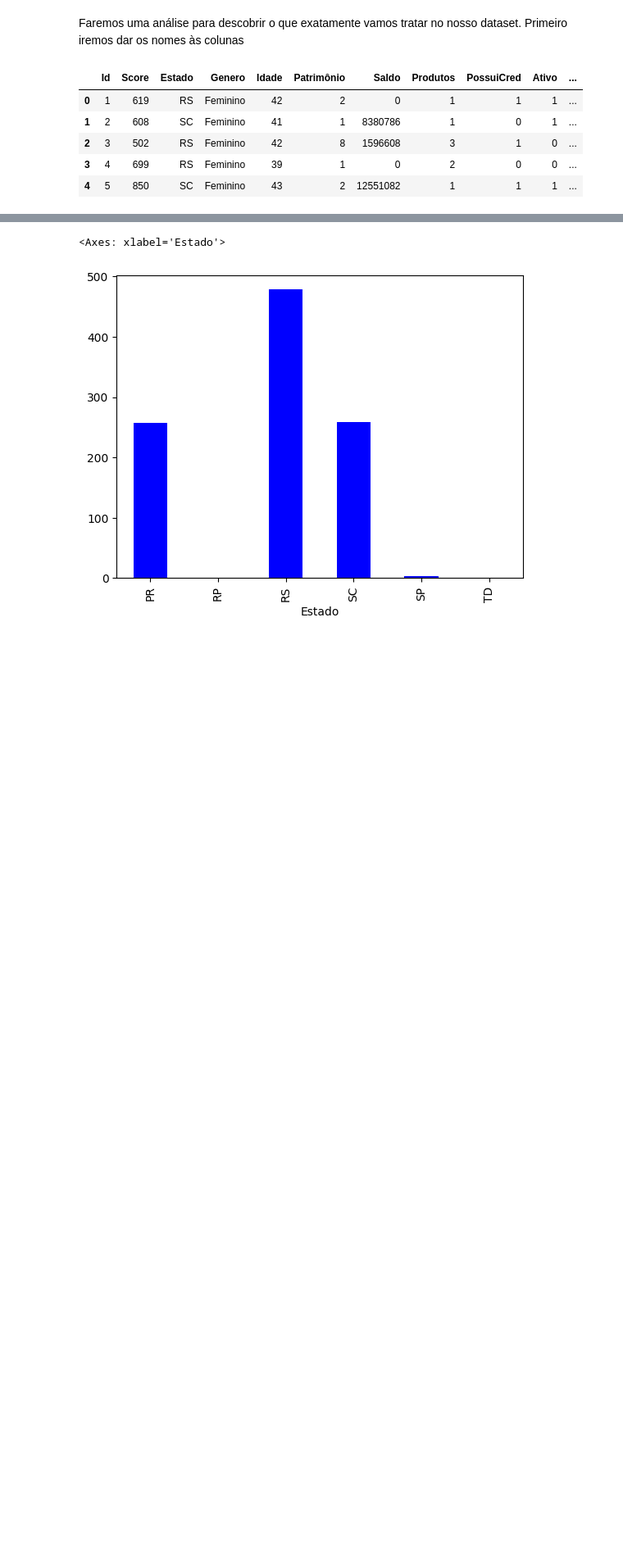
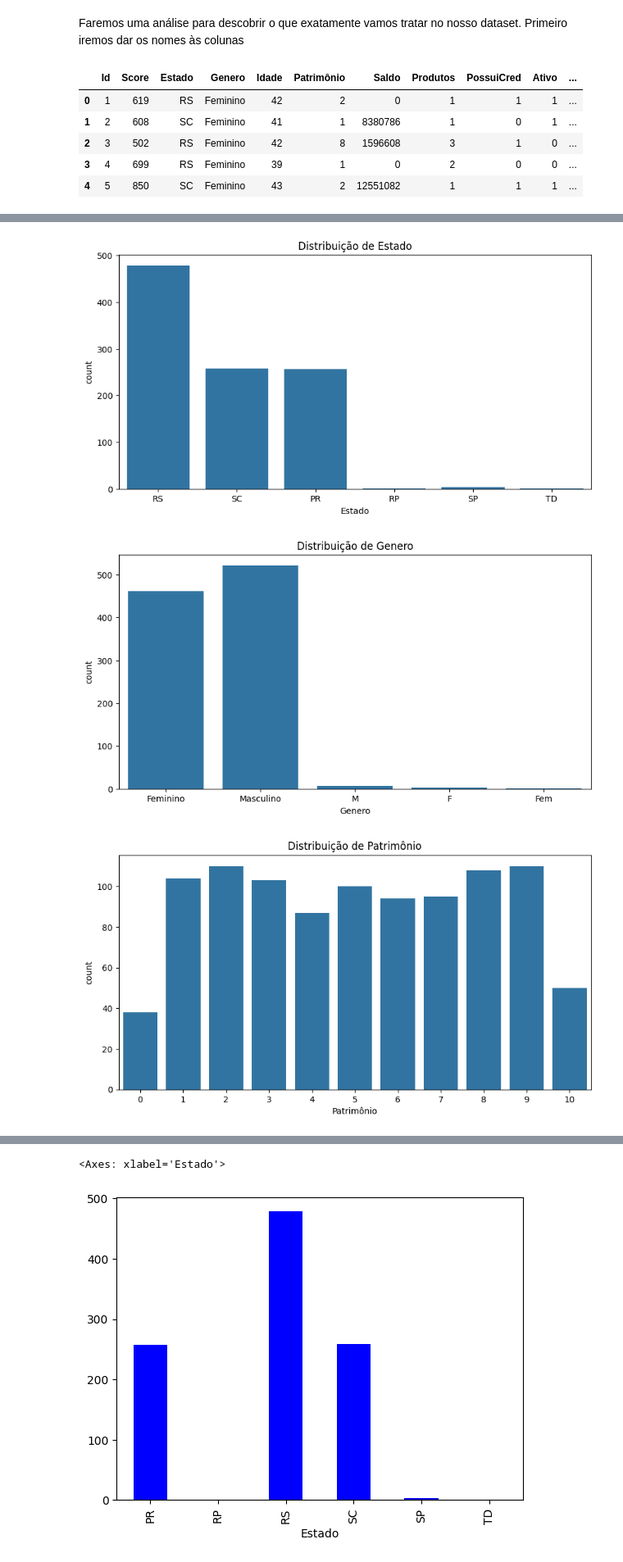
Before and after one commit to MarcosABP/Churn-Dataset, a Jupyter notebook: crashdata.ipynb, the cells around one changed output, grey strips where cells are left out. Shown: that part at 82% size. Saved outputs shown, nothing was run; the diff lists cells and outputs as text; code cells hidden in the pictures; blank space fills up the shorter version.

```diff
--- a/crashdata.ipynb
+++ b/crashdata.ipynb
@@ -35,0 +138,15 @@ data.head()
+# %%
+# Analisar a distribuição das variáveis categóricas
+categoric = ['Estado','Genero','Patrimônio','Idade','Produtos','PossuiCred','Ativo','Saiu']
+
+for column in categoric:
+  plt.figure(figsize=(10, 5))
+  sns.countplot(x=data[column])
+  plt.title(f"Distribuição de {column}")
+  plt.show()
+
+# Podemos verificar que Estado, Gênero e Idade possuem valores estranhos, então iremos individualmente verificar seus outliers
+# %% [output]
+[figure, added]
+[figure, added]
+[figure, added]
```
Also changed, not shown: parts of 22 cells of this notebook.
